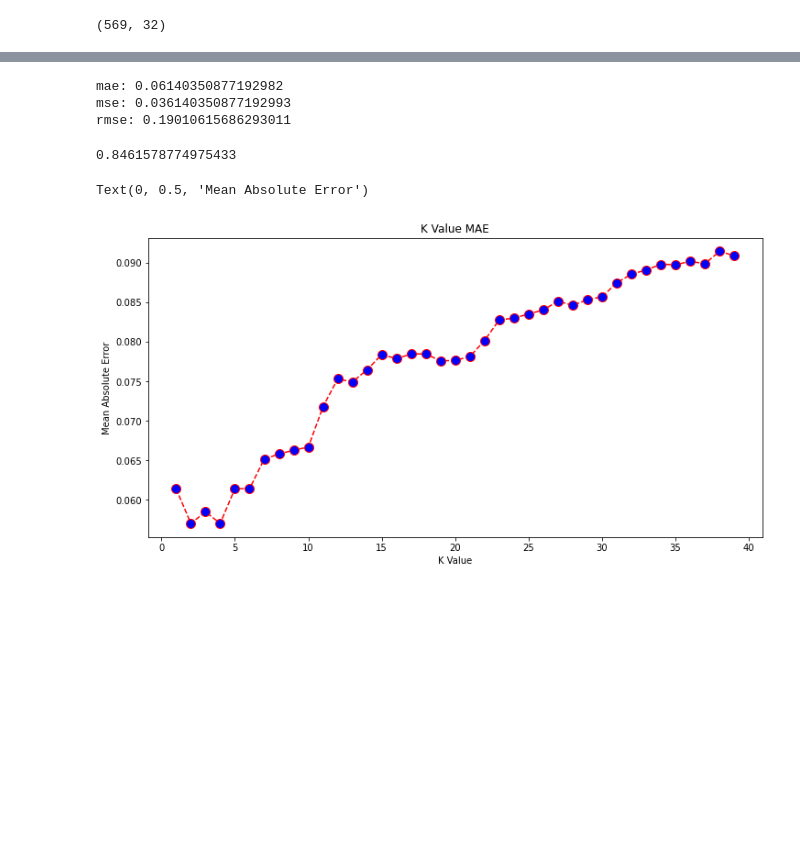
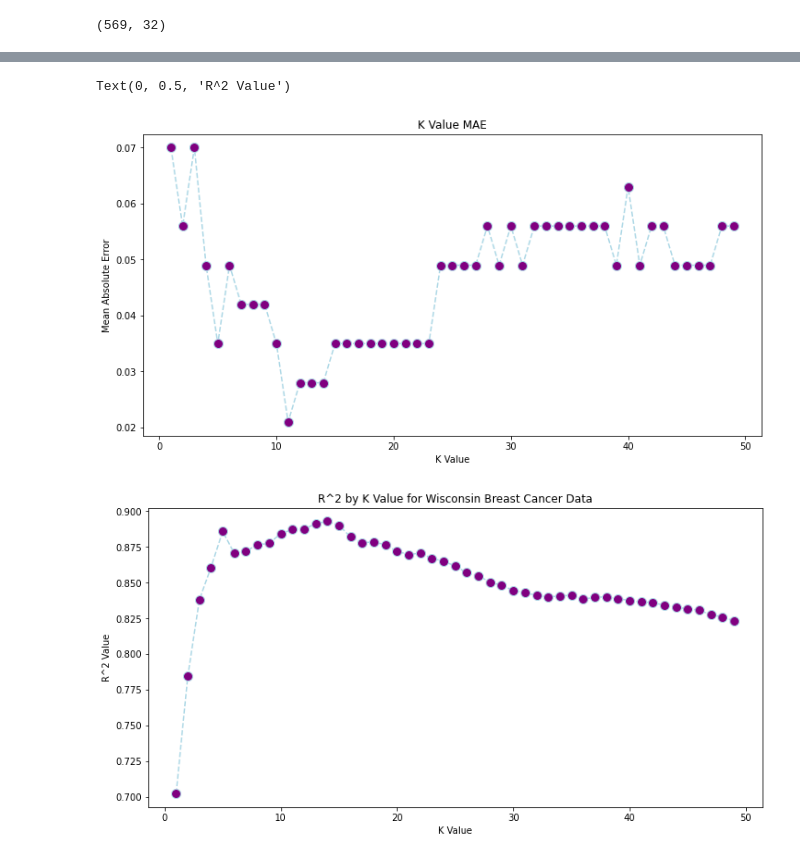
Before and after one commit to sprice134/MQP-2023, a Jupyter notebook: Code/Model_Training/Raw_Data/initial_KNN_Full_Data.ipynb, the cells around one changed output, grey strips where cells are left out. Drawn from its saved outputs; the diff is of its cells as text; code cells hidden in the pictures; blank space fills up the shorter version.

```diff
--- a/Code/Model_Training/Raw_Data/initial_KNN_Full_Data.ipynb
+++ b/Code/Model_Training/Raw_Data/initial_KNN_Full_Data.ipynb
@@ -12,10 +13,10 @@ from sklearn.metrics import mean_absolute_error, mean_squared_error
 cols = ['ID', 'Diagnosis', 'radius', 'texture', 'perimeter', 'area', 'smoothness', 'compactness', 'concavity', 'concave_points', 'symmetry', 'fractal_dimension',
         'radius_SE', 'texture_SE', 'perimeter_SE', 'area_SE', 'smoothness_SE', 'compactness_SE', 'concavity_SE', 'concave_points_SE', 'symmetry_SE', 'fractal_dimension_SE',
         'radius_MAX', 'texture_MAX', 'perimeter_MAX', 'area_MAX', 'smoothness_MAX', 'compactness_MAX', 'concavity_MAX', 'concave_points_MAX', 'symmetry_MAX', 'fractal_dimension_MAX']
-df = pd.read_csv('../../Wisconsin_Database/wdbc.data', header=None)
+df = pd.read_csv('../../../Wisconsin_Database/wdbc.data', header=None)
 df.columns = cols
 df['Diagnosis'] = df['Diagnosis'].map(
-                   {'M':1 ,'B':0})
+                   {'M':True,'B':False})
 print(df.shape)
 # %% [output]
 (569, 32)
@@ -24,16 +25,14 @@ X = df[cols[2:]]
 y = df[cols[1]]
 
 SEED = 42
-X_train, X_test, y_train, y_test = train_test_split(X, y, test_size=0.2, random_state=SEED)
+X_train, X_test, y_train, y_test = train_test_split(X, y, test_size=0.25, random_state=SEED)
 print('X_train: {}, X_test: {}'.format(str(X_train.shape), str(X_test.shape)))
 print('Y_train: {}, Y_test: {}'.format(str(y_train.shape), str(y_test.shape)))
-
 scaler = StandardScaler()
 scaler.fit(X_train)
-
 # Scale both X_train and X_test
-X_train = scaler.transform(X_train)
-X_test = scaler.transform(X_test)
+#X_train = scaler.transform(X_train)
+#X_test = scaler.transform(X_test)
 
 col_names=df.columns[2:]
 scaled_df = pd.DataFrame(X_train, columns=col_names)
@@ -65,37 +60,32 @@ y_pred = regressor.predict(X_test)
-# %%
-mae = mean_absolute_error(y_test, y_pred)
-mse = mean_squared_error(y_test, y_pred)
-rmse = mean_squared_error(y_test, y_pred, squared=False)
-
-print(f'mae: {mae}')
-print(f'mse: {mse}')
-print(f'rmse: {rmse}')
-# %% [output]
-mae: 0.06140350877192982
-mse: 0.036140350877192993
-rmse: 0.19010615686293011
-# %%
-regressor.score(X_test, y_test)
-# %% [output]
-0.8461578774975433
 # %%
 error = []
-
-for i in range(1, 40):
+score_vals = []
+for i in range(1, 50):
     knn = KNeighborsRegressor(n_neighbors=i)
     knn.fit(X_train, y_train)
-    pred_i = knn.predict(X_test)
+    pred_i = knn.predict(X_test).round(decimals=0)
     mae = mean_absolute_error(y_test, pred_i)
     error.append(mae)
+    score_vals.append(knn.score(X_test, y_test))
 # %%
 import matplotlib.pyplot as plt
 plt.figure(figsize=(12, 6))
-plt.plot(range(1, 40), error, color='red',
+plt.plot(range(1, 50), error, color='lightblue',
          linestyle='dashed', marker='o',
-         markerfacecolor='blue', markersize=10)
+         markerfacecolor='purple', markersize=10)
 plt.title('K Value MAE')
 plt.xlabel('K Value')
 plt.ylabel('Mean Absolute Error')
+
+
+plt.figure(figsize=(12, 6))
+plt.plot(range(1, 50), score_vals, color='lightblue',
+         linestyle='dashed', marker='o',
+         markerfacecolor='purple', markersize=10)
+plt.title('R^2 by K Value for Wisconsin Breast Cancer Data')
+plt.xlabel('K Value')
+plt.ylabel('R^2 Value')
 # %% [output]
-Text(0, 0.5, 'Mean Absolute Error')
+Text(0, 0.5, 'R^2 Value')
-[figure, old version]
+[figure, new version]
+[figure, added]
```
Also changed, not shown: parts of 4 cells of this notebook, 1 other file.
